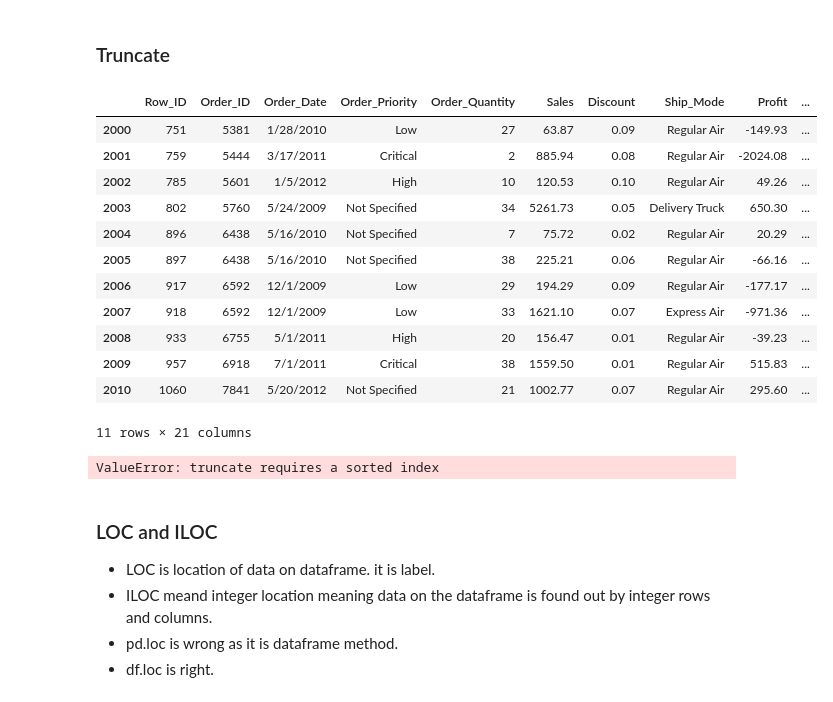
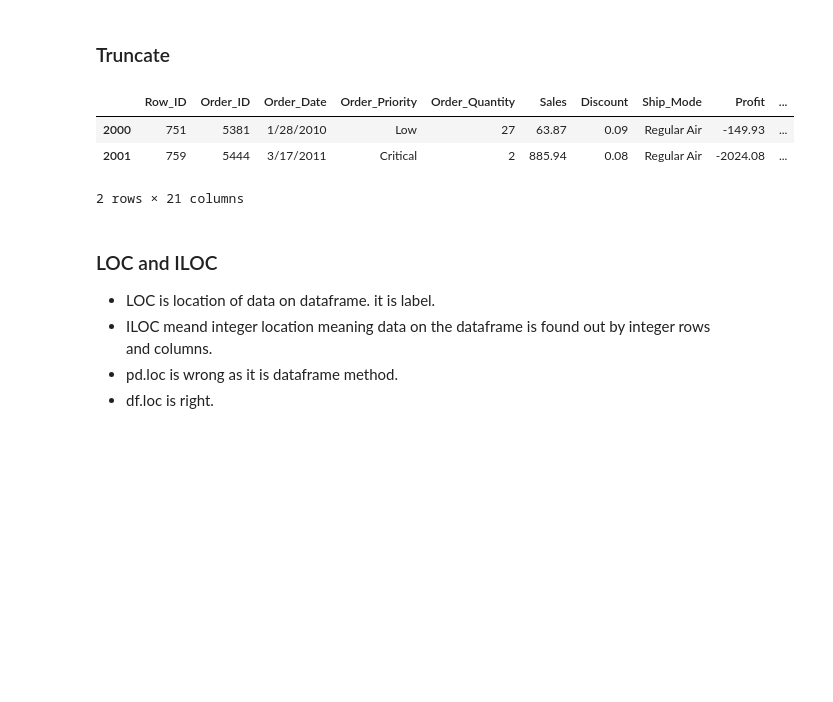
Before and after one commit to tsheringtashi/JUPYTER, a Jupyter notebook: DataFrame.ipynb, the cells around one changed output. Drawn from its saved outputs; the diff is of its cells as text; code cells hidden in the pictures; blank space fills up the shorter version.

```diff
--- a/DataFrame.ipynb
+++ b/DataFrame.ipynb
@@ -199,25 +226,14 @@ sales.sample(5, axis = "columns")
 # %% [markdown]
 ### Truncate
 # %%
-sales.truncate(before = 2000, after = 2010, axis ='rows')
+sales.truncate(before = 2000, after = 2010, axis ='rows').head(2)
 # %% [output]
 |  | Row_ID | Order_ID | Order_Date | Order_Priority | Order_Quantity | Sales | Discount | Ship_Mode | Profit | ... |
 | 2000 | 751 | 5381 | 1/28/2010 | Low | 27 | 63.87 | 0.09 | Regular Air | -149.93 | ... |
 | 2001 | 759 | 5444 | 3/17/2011 | Critical | 2 | 885.94 | 0.08 | Regular Air | -2024.08 | ... |
-| 2002 | 785 | 5601 | 1/5/2012 | High | 10 | 120.53 | 0.10 | Regular Air | 49.26 | ... |
-| 2003 | 802 | 5760 | 5/24/2009 | Not Specified | 34 | 5261.73 | 0.05 | Delivery Truck | 650.30 | ... |
-| 2004 | 896 | 6438 | 5/16/2010 | Not Specified | 7 | 75.72 | 0.02 | Regular Air | 20.29 | ... |
-| 2005 | 897 | 6438 | 5/16/2010 | Not Specified | 38 | 225.21 | 0.06 | Regular Air | -66.16 | ... |
-| 2006 | 917 | 6592 | 12/1/2009 | Low | 29 | 194.29 | 0.09 | Regular Air | -177.17 | ... |
-| 2007 | 918 | 6592 | 12/1/2009 | Low | 33 | 1621.10 | 0.07 | Express Air | -971.36 | ... |
-| 2008 | 933 | 6755 | 5/1/2011 | High | 20 | 156.47 | 0.01 | Regular Air | -39.23 | ... |
-| 2009 | 957 | 6918 | 7/1/2011 | Critical | 38 | 1559.50 | 0.01 | Regular Air | 515.83 | ... |
-| 2010 | 1060 | 7841 | 5/20/2012 | Not Specified | 21 | 1002.77 | 0.07 | Regular Air | 295.60 | ... |
-11 rows × 21 columns
+2 rows × 21 columns
 # %%
-sales.truncate(before = "Order_Date", after = "Profit", axis ="columns")
+#sales.truncate(before = "Order_Date", after = "Profit", axis ="columns")
-# %% [output]
-ValueError: truncate requires a sorted index
 # %% [markdown]
 ### LOC and ILOC
 - LOC is location of data on dataframe. it is label.
```
Also changed, not shown: parts of 11 cells of this notebook.
